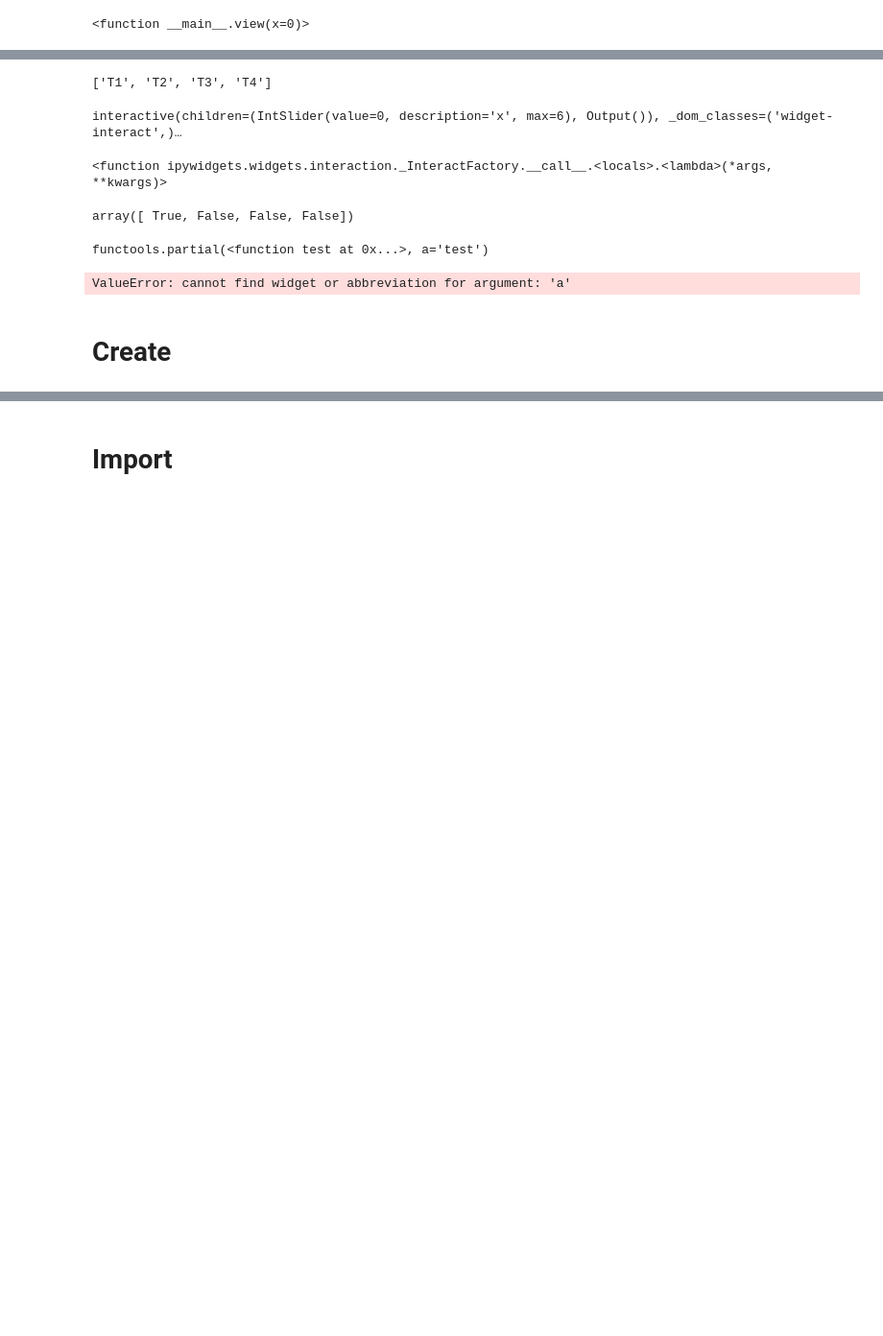
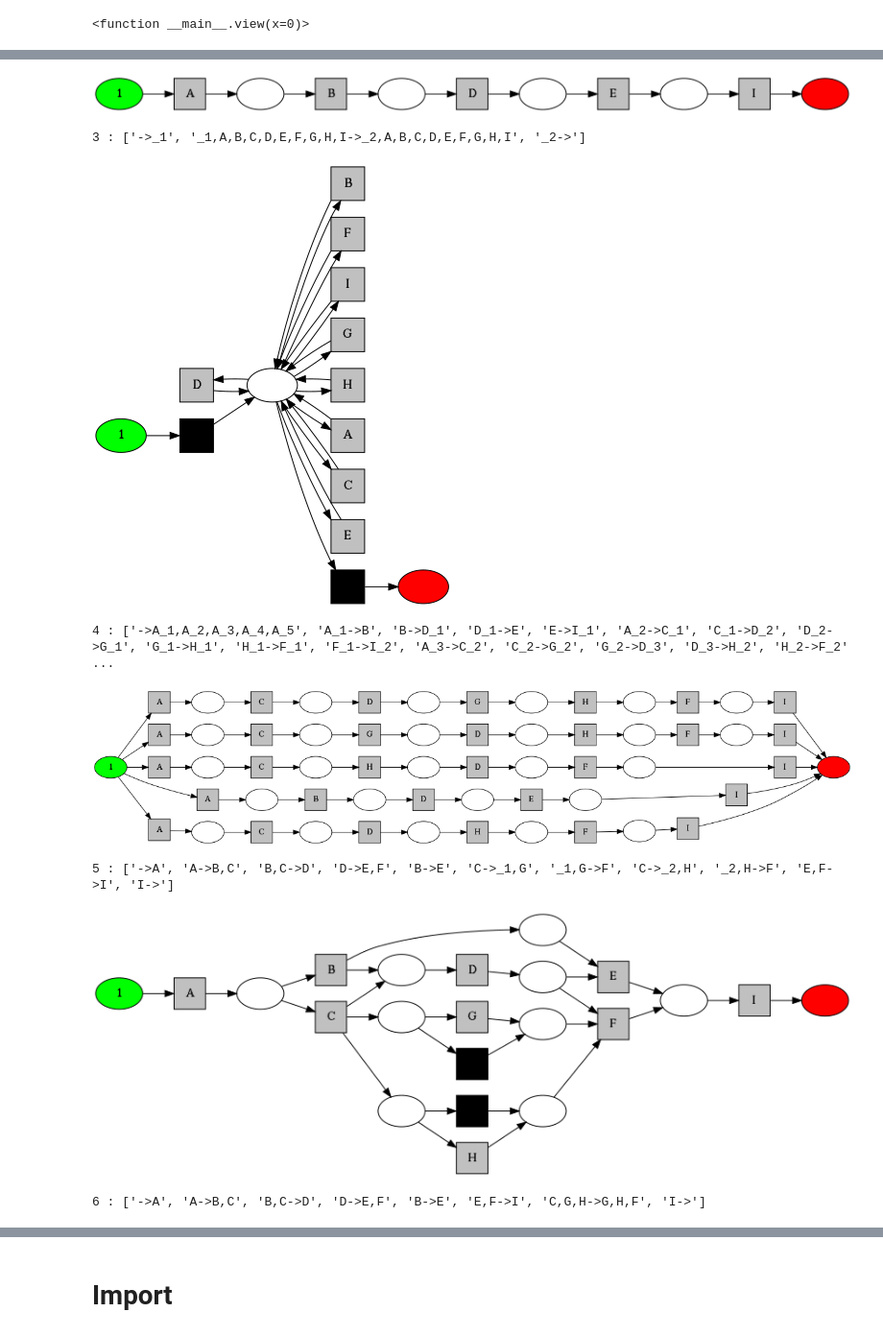
Before and after one commit to joLahann/fastpm, a Jupyter notebook: nbs/05_fastpm_petrinet.ipynb, the cells around one changed output, grey strips where cells are left out. Shown at 96% size. Saved outputs shown, nothing was run; the diff lists cells and outputs as text; code cells hidden in the pictures; blank space fills up the shorter version.

```diff
--- a/nbs/05_fastpm_petrinet.ipynb
+++ b/nbs/05_fastpm_petrinet.ipynb
@@ -214,25 +345,20 @@ class PetriNet:
-# %%
-p=PetriNet(places,trans,D_minus,D_plus,[1,0,0,0,0,0])
-p.animate(['T1','T2','T3','T4'])
-# %% [output]
-['T1', 'T2', 'T3', 'T4']
-interactive(children=(IntSlider(value=0, description='x', max=6), Output()), _dom_classes=('widget-interact',)…
-<function ipywidgets.widgets.interaction._InteractFactory.__call__.<locals>.<lambda>(*args, **kwargs)>
-# %%
-o=np.array(['T1', 'T2', 'T3', 'T4'])
-o=='T1'
-# %% [output]
-array([ True, False, False, False])
-# %%
-def test(a,b):
-    print(a,b)
-show_stats_plus_df = partial(test, a='test')
-update_wrapper(show_stats_plus_df,test)
-# %% [output]
-functools.partial(<function test at 0x...>, a='test')
-# %%
-interact(show_stats_plus_df,b=10)
-# %% [output]
-ValueError: cannot find widget or abbreviation for argument: 'a'
-# %% [markdown]
-# Create
+# %%
+#export
+nets=[
+    ['->A','A->B,C','B,C->D','B->E','D->E,F','E,F->I','C->_1,G','_1,G->H','H->F','I->'],
+    ['->A','A->B','B->D','D->E','E->I','I->'],
+    ['->_1','_1,A,B,C,D,E,F,G,H,I->_2,A,B,C,D,E,F,G,H,I','_2->'],
+    ['->A_1,A_2,A_3,A_4,A_5',
+     'A_1->B','B->D_1','D_1->E','E->I_1',
+     'A_2->C_1','C_1->D_2','D_2->G_1','G_1->H_1','H_1->F_1','F_1->I_2',
+     'A_3->C_2','C_2->G_2','G_2->D_3','D_3->H_2','H_2->F_2','F_2->I_3',
+     'A_4->C_3','C_3->H_3','H_3->D_4','D_4->F_3','F_3->I_4',
+     'A_5->C_4','C_4->D_5','D_5->H_4','H_4->F_4','F_4->I_5',
+     'I_1,I_2,I_3,I_4,I_5->'],
+    ['->A','A->B,C','B,C->D','D->E,F','B->E','C->_1,G','_1,G->F','C->_2,H','_2,H->F','E,F->I','I->'],
+    ['->A','A->B,C','B,C->D','D->E,F','B->E','E,F->I','C,G,H->G,H,F','I->'],
+    ['->A','A->B,C','B,C,D->D,E,F','C->_1,G','_1,G->H','H->F','B->E','E,F->I','I->'],
+    ['->_1','_1->A,B,C,D,E,F,G,H,I','A,B,C,D,E,F,G,H,I->_2','_2->']
+
+]
+# %% [output]
@@ -238,0 +368,8 @@ ValueError: cannot find widget or abbreviation for argument: 'a'
+[figure, added]
+3 : ['->_1', '_1,A,B,C,D,E,F,G,H,I->_2,A,B,C,D,E,F,G,H,I', '_2->']
+[figure, added]
+4 : ['->A_1,A_2,A_3,A_4,A_5', 'A_1->B', 'B->D_1', 'D_1->E', 'E->I_1', 'A_2->C_1', 'C_1->D_2', 'D_2->G_1', 'G_1->H_1', 'H_1->F_1', 'F_1->I_2', 'A_3->C_2', 'C_2->G_2', 'G_2->D_3', 'D_3->H_2', 'H_2->F_2' ...
+[figure, added]
+5 : ['->A', 'A->B,C', 'B,C->D', 'D->E,F', 'B->E', 'C->_1,G', '_1,G->F', 'C->_2,H', '_2,H->F', 'E,F->I', 'I->']
+[figure, added]
+6 : ['->A', 'A->B,C', 'B,C->D', 'D->E,F', 'B->E', 'E,F->I', 'C,G,H->G,H,F', 'I->']
```
Also changed, not shown: parts of 43 cells of this notebook, 6 other files.
